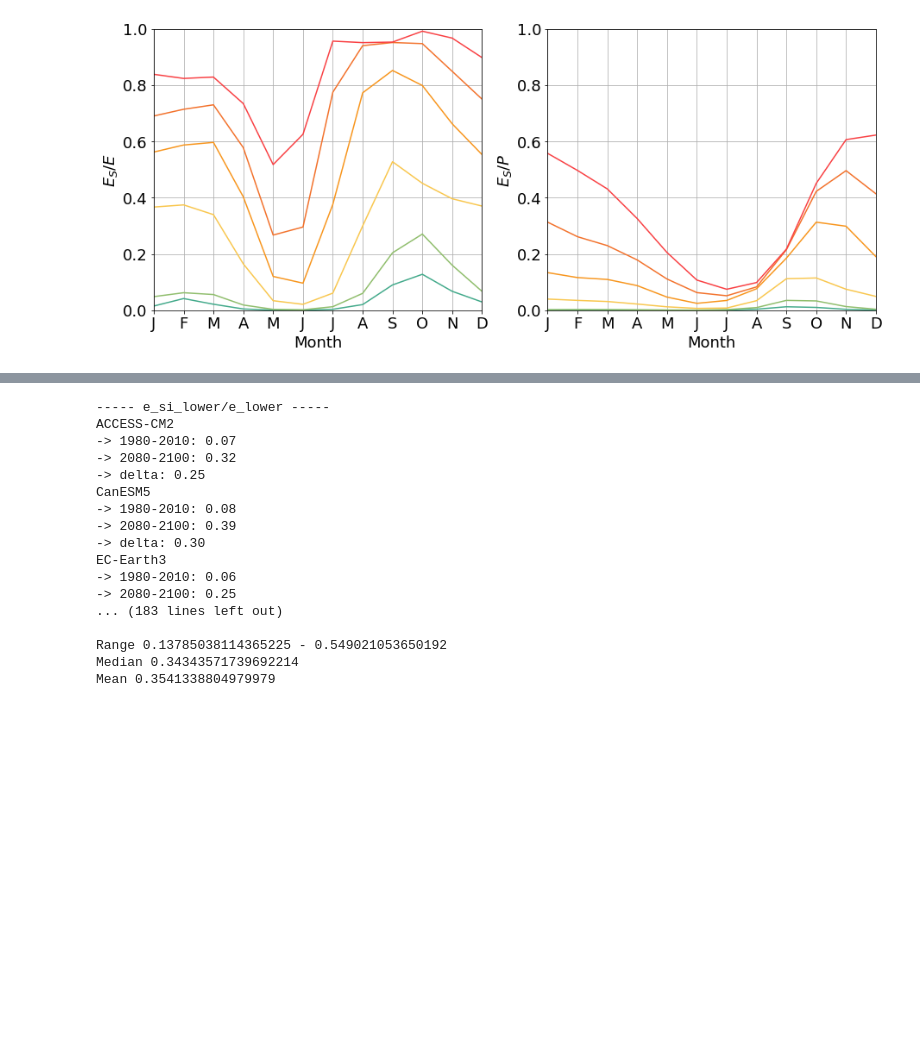
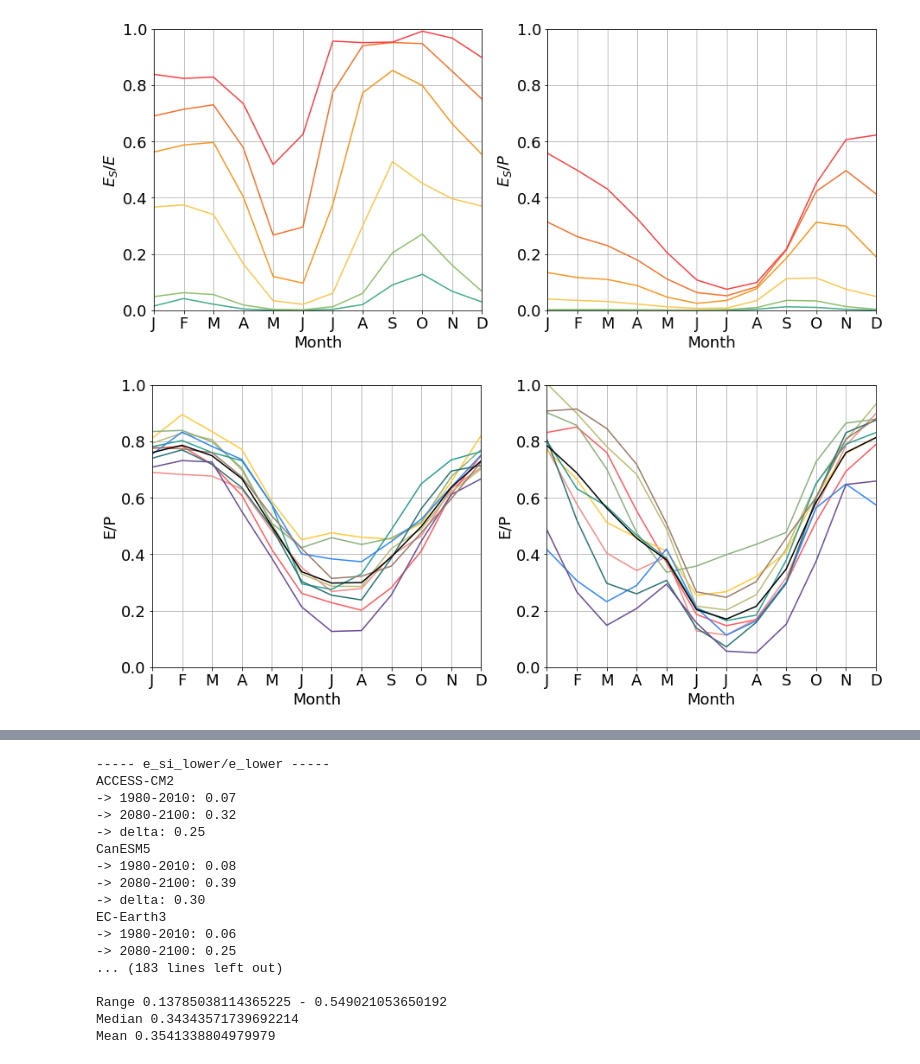
Before and after one commit to hannahwoodward/cmip6-seaice-precipitation, a Jupyter notebook: ensemble-trends-pr-evspsbl-siconc.ipynb, the cells around one changed output, grey strips where cells are left out. Cells and saved outputs as stored; diff of their text form; code cells hidden in the pictures; blank space fills up the shorter version.

Commit message:
Update evspsbl, trends-pr-evspsbl-siconc

```diff
--- a/ensemble-trends-pr-evspsbl-siconc.ipynb
+++ b/ensemble-trends-pr-evspsbl-siconc.ipynb
@@ -218,19 +175,0 @@ libs.plot.time_series_from_vars(
-# %%
-vars_series = [
-    ds_e_si / ds_pr,
-    ds_e_si / ds_e
-]
-plot_arr = []
-for item in vars_series:
-    item_processed = item.groupby('time.year').mean('time') #.rolling(year=5, center=True).mean('year')
-    item_processed = libs.ensemble.calc_variable_mean(item_processed)
-    plot_arr.append(item_processed)
-
-text = 'pr (solid), evspsbl (dashed),\nevspsbl from sea ice decline (dashdot)'
-libs.plot.time_series_from_vars(
-    plot_arr,
-    title=f'{experiment} annual mean total {text} 60-90°N ({time_series_units})',
-    xattr='year',
-    ylabel=time_series_y_label,
-    #yrange=time_series_y_range
-);
@@ -343,2 +255,26 @@ plot_series([
 # %% [output]
 [figure]
+# %%
+fig, axes = plt.subplots(1, 2, figsize=(15, 6))
+axes = axes.flatten()
+
+vars_series = [
+    ds_e_lower / ds_pr_lower,
+    ds_e_higher / ds_pr_higher
+]
+
+for i, item in enumerate(vars_series):
+    s = libs.vars.time_slices_20y()[-1]
+    s_label = s['label']
+    data_slice = item.sel(**s['slice']).groupby('time.month').mean('time')
+
+    libs.plot.monthly_variability(
+        data_slice,
+        ax=axes[i],
+        fig=fig,
+        show_legend=False,
+        ylabel='E/P',
+        yrange=(0, 1)
+    );
+# %% [output]
+[figure, added]
```
Also changed, not shown: parts of 9 cells of this notebook, 1 other file.
